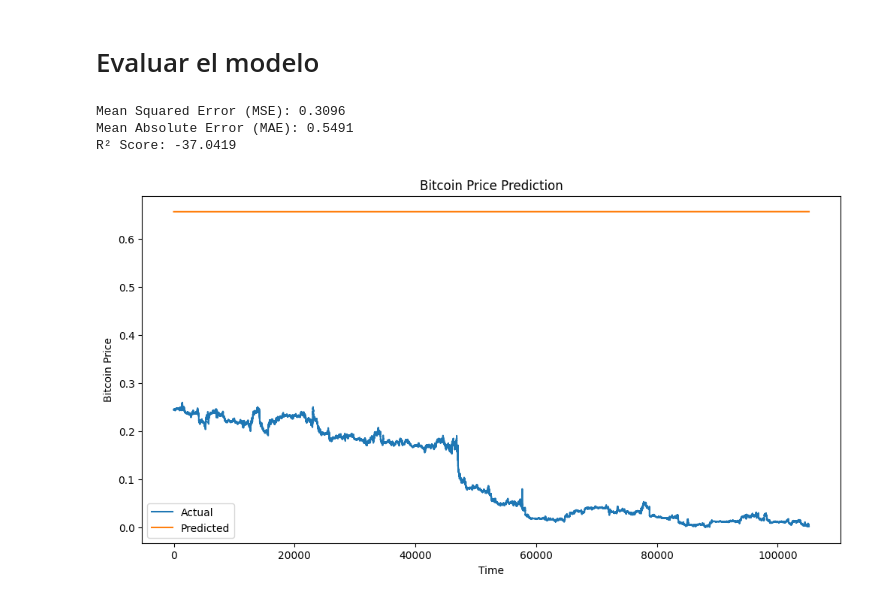
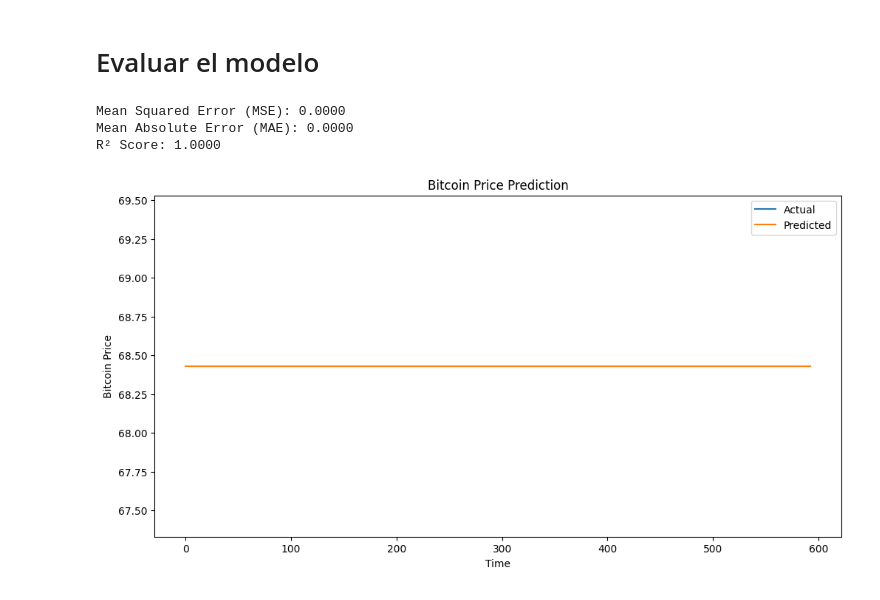
Before and after one commit to hsilv/Pr2-DS, a Jupyter notebook: Network.ipynb, the cells around one changed output. Drawn from its saved outputs; the diff is of its cells as text; code cells hidden in the pictures.

```diff
--- a/Network.ipynb
+++ b/Network.ipynb
@@ -32,0 +21,5 @@ dtype: int64
+# %%
+data = pd.read_csv('coin_Bitcoin.csv')
+data = data[['Open', 'High', 'Low', 'Close', 'Volume']]
+print(data.count())
+data.head()
@@ -69,6 +75,7 @@ test_dataloader = DataLoader(test_dataset, batch_size=32, shuffle=False)
 # %% [markdown]
 # Definición de Modelo
 # %%
+# Definir la clase BitcoinLSTM con Dropout y Batch Normalization
 class BitcoinLSTM(nn.Module):
     def __init__(self, input_size, hidden_size, num_layers, output_size, dropout=0.2):
         super(BitcoinLSTM, self).__init__()
@@ -78,7 +85,6 @@ class BitcoinLSTM(nn.Module):
         self.fc = nn.Linear(hidden_size, output_size)
         self.dropout = nn.Dropout(dropout)
         self.batch_norm = nn.BatchNorm1d(hidden_size)
-
 
     def forward(self, x):
         h0 = torch.zeros(self.num_layers, x.size(0), self.hidden_size).to(x.device)
@@ -90,10 +96,10 @@ class BitcoinLSTM(nn.Module):
         out = self.fc(out)
         return out
 
-input_size = 5  # Número de características (Open, High, Low, Close, Volume)
-hidden_size = 10
+input_size = X_train.shape[2]
+hidden_size = 50
 num_layers = 2
-output_size = 1  # Predicción del precio de cierre
+output_size = 1
 
 model = BitcoinLSTM(input_size, hidden_size, num_layers, output_size).to(device)
 # %% [markdown]
@@ -137,34 +187,48 @@ actuals = []
 with torch.no_grad():
     for inputs, targets in test_dataloader:
         inputs, targets = inputs.to(device), targets.to(device)
         outputs = model(inputs)
         predictions.append(outputs.cpu().numpy())
         actuals.append(targets.cpu().numpy())
 
 # Convertir las listas a arrays
 predictions = np.concatenate(predictions)
 actuals = np.concatenate(actuals)
+
+# Agregar una dimensión adicional a actuals
+actuals = actuals.reshape(-1, 1)
+
+# Desnormalizar las predicciones y los valores reales
+predictions = scaler.inverse_transform(np.concatenate((np.zeros((predictions.shape[0], 4)), predictions), axis=1))[:, 3]
+actuals = scaler.inverse_transform(np.concatenate((np.zeros((actuals.shape[0], 4)), actuals), axis=1))[:, 3]
 
 # Calcular las métricas de regresión
 mse = mean_squared_error(actuals, predictions)
 mae = mean_absolute_error(actuals, predictions)
 r2 = r2_score(actuals, predictions)
 
 print(f'Mean Squared Error (MSE): {mse:.4f}')
 print(f'Mean Absolute Error (MAE): {mae:.4f}')
 print(f'R² Score: {r2:.4f}')
 
 # Graficar las predicciones y los valores reales
 plt.figure(figsize=(12, 6))
 plt.plot(actuals, label='Actual')
 plt.plot(predictions, label='Predicted')
 plt.xlabel('Time')
 plt.ylabel('Bitcoin Price')
 plt.title('Bitcoin Price Prediction')
 plt.legend()
+
+# Establecer los límites del eje y basados en los valores mínimos y máximos desnormalizados con un margen
+y_min = min(min(actuals), min(predictions)) - 1
+y_max = max(max(actuals), max(predictions)) + 1
+margin = (y_max - y_min) * 0.05  # 5% de margen
+plt.ylim(y_min - margin, y_max + margin)
+
 plt.show()
 # %% [output]
-Mean Squared Error (MSE): 0.3096
-Mean Absolute Error (MAE): 0.5491
-R² Score: -37.0419
+Mean Squared Error (MSE): 0.0000
+Mean Absolute Error (MAE): 0.0000
+R² Score: 1.0000
-[figure, old version]
+[figure, new version]
```
Also changed, not shown: parts of 3 cells of this notebook, 4 other files.
